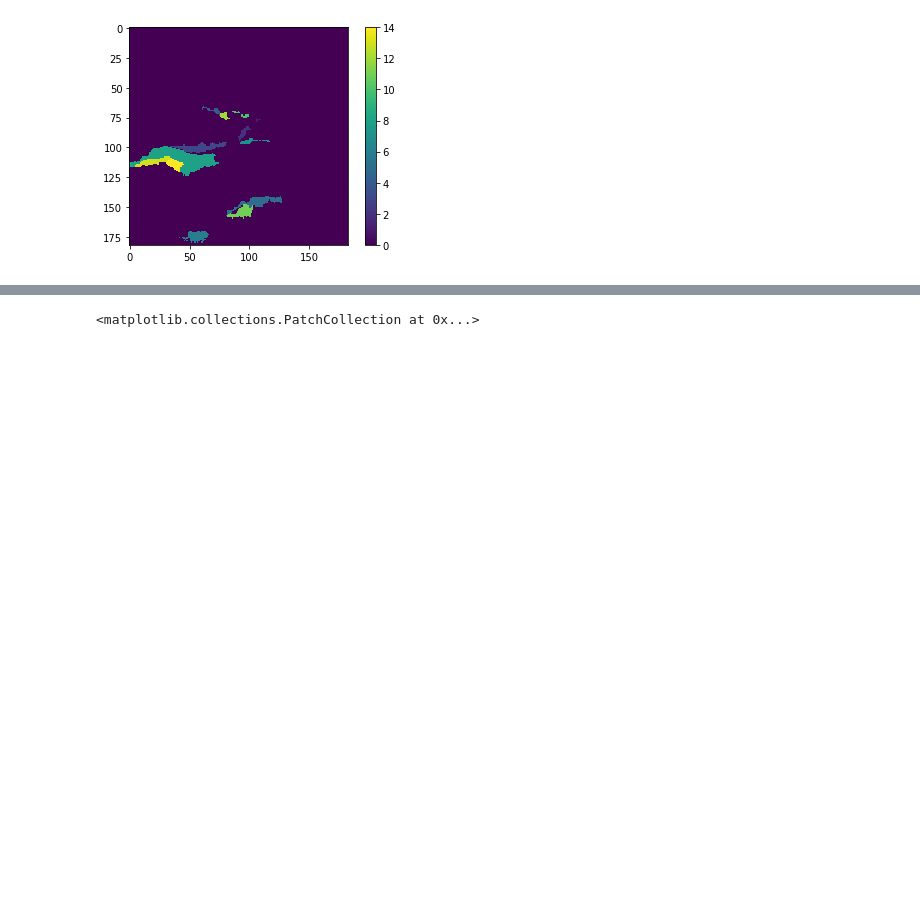
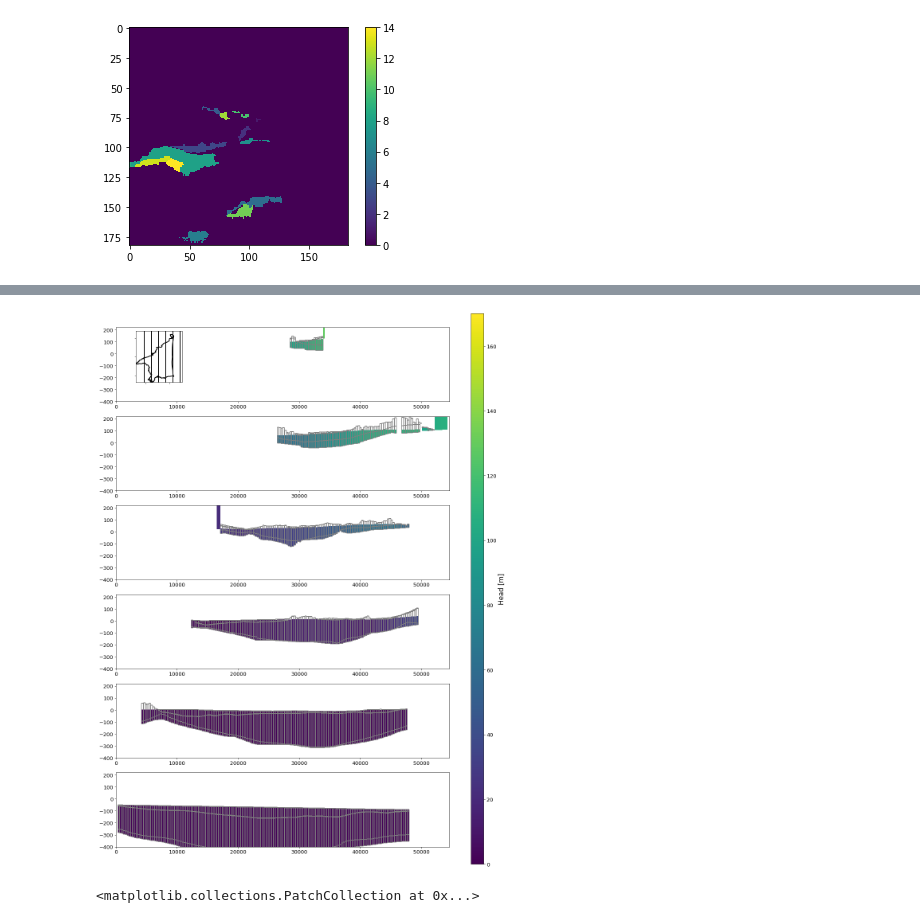
Before and after one commit to LudovicSchorpp/TM_Ludovic_Schorpp, a Jupyter notebook: codes_tests/Modeles3D/test_3D/test_3D.ipynb, the cells around one changed output, grey strips where cells are left out. Cells and saved outputs as stored; diff of their text form; code cells hidden in the pictures; blank space fills up the shorter version.

```diff
--- a/codes_tests/Modeles3D/test_3D/test_3D.ipynb
+++ b/codes_tests/Modeles3D/test_3D/test_3D.ipynb
@@ -488,3 +486,78 @@ ax.grid()
+# %%
+## pleins de cross sections
+
+n=6 # nombre de cross à faire
+fig,ax = plt.subplots(n,1,figsize=(15,4*n))
+
+# Cross section initiale
+row = 30 # ligne ou colonne ça n'a pas d'importance
+rowi = row
+
+# choose row(1) or col (0) by setting xstype
+xstype = 0
+
+# rows
+if xstype :
+    for axi in ax:
+        x=fp.plot.PlotCrossSection(gwf,line={"row" :row})
+        arr=x.plot_array(head,masked_values=[1e30],head=head,ax=axi)
+        arr.set_clim(0,170)
+        x.plot_ibound(ax=axi)
+        x.plot_grid(ax=axi)
+        axi.set_ylim(-400,220)
+        row+=150/n
+
+    # plot lines position
+    size = 1.5e-1
+    axp = plt.axes([0.15,0.80,size,size/2]) # position of the mini plot with xsection locations, should be placed manually
+    axp.set_xlim(x0,x1-2.1e4)
+    axp.set_ylim(y0,y1)
+    axp.set_aspect("equal")
+    fp.plot.plot_shapefile("../../data/shp/limiteModeleRoussillon_poly.shp",facecolor="none",edgecolor="k",linewidth=2,ax=axp)
+    row = rowi # Cross section initiale
+    for i in range(n):
+        x = [x0,x1]
+        y = [y1-(row+.5)*delc,y1-(row+.5)*delc]
+        axp.plot(x,y,"k",linewidth=1)
+        row+=(nrow-1-rowi)/n
+    axp.set_xticklabels([])
+    axp.set_yticklabels([])
+
+# columns
+elif xstype == 0:
+    col = row
+    for axi in ax:
+        x=fp.plot.PlotCrossSection(gwf,line={"column" :col})
+        arr=x.plot_array(head,masked_values=[1e30],head=head,ax=axi)
+        arr.set_clim(0,170)
+        x.plot_ibound(ax=axi)
+        x.plot_grid(ax=axi)
+        axi.set_ylim(-400,220)
+        col+=150/n
+
+    # plot lines position
+    size = 1.5e-1 # mini figure size
+    axp = plt.axes([0.15,0.80,size,size/2]) # position of the mini plot with xsection locations, should be placed manually
+    axp.set_xlim(x0,x1-2.1e4)
+    axp.set_ylim(y0,y1)
+    axp.set_aspect("equal")
+    fp.plot.plot_shapefile("../../data/shp/limiteModeleRoussillon_poly.shp",facecolor="none",edgecolor="k",linewidth=2,ax=axp)
+    col = rowi # Cross section initiale
+    coli = col
+    for i in range(n):
+        y = [y0,y1]
+        x = [x0+(col+.5)*delr[0],x0+(col+.5)*delr[0]]
+        axp.plot(x,y,"k",linewidth=2)
+        col+=(ncol-1-coli)/n
+    axp.set_xticklabels([])
+    axp.set_yticklabels([])
+
+#colorbar
+cbaxes = fig.add_axes([0.95, 0.1, 0.03, 0.8])
+cb = plt.colorbar(arr, cax = cbaxes)
+cb.set_label("Head [m]",fontsize=17)
+# %% [output]
+[figure, added]
 # %%
 fig,ax = plt.subplots(figsize=(30,8))
 x=fp.plot.PlotCrossSection(gwf,line={"row" :row})
```
Also changed, not shown: parts of 9 cells of this notebook, 8 other files.
